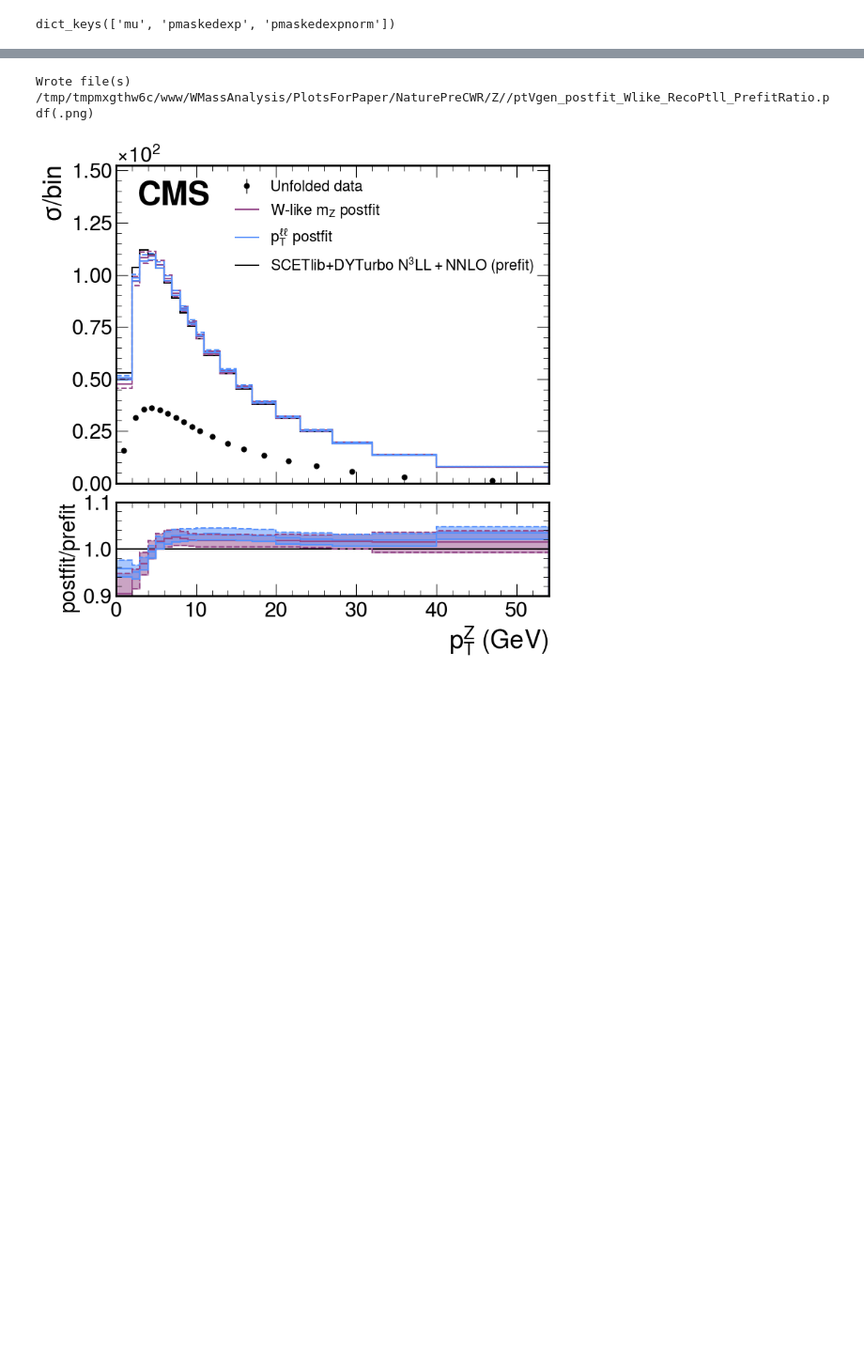
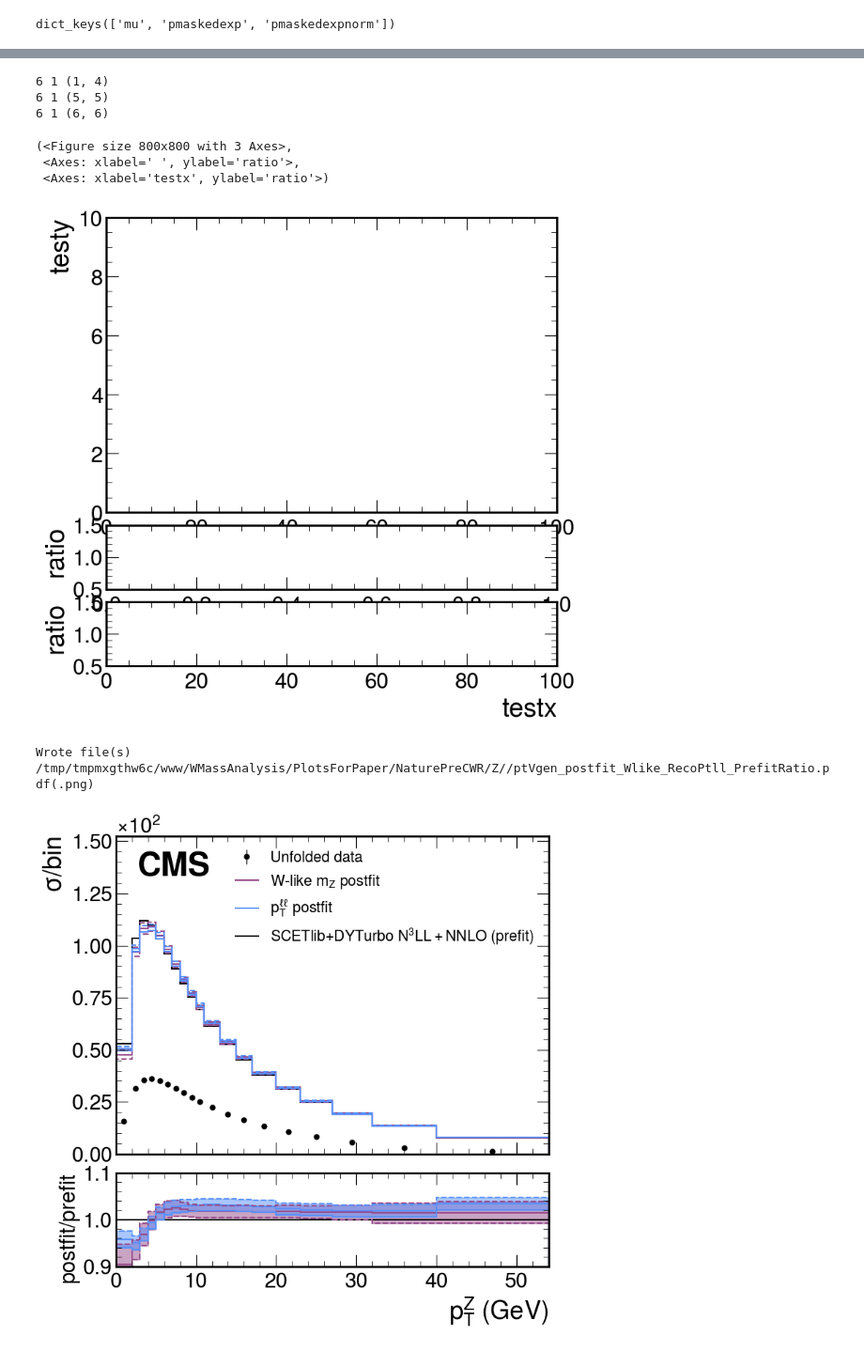
Before and after one commit to rubenforti/WRemnants, a Jupyter notebook: notebooks/unblindedPostfitGen.ipynb, the cells around one changed output, grey strips where cells are left out. Shown: that part at 94% size. Saved outputs shown, nothing was run; the diff lists cells and outputs as text; code cells hidden in the pictures; blank space fills up the shorter version.

```diff
--- a/notebooks/unblindedPostfitGen.ipynb
+++ b/notebooks/unblindedPostfitGen.ipynb
@@ -119,3 +114,21 @@ Wrote file(s) /tmp/tmpvn1x5zfx/www/WMassAnalysis/PlotsForPaper/V2/Z//ptVgen_post
+# %%
+plot_tools.figureWithRatio(
+    hists[0],
+    "testx",
+    "testy",
+    [0,10],
+    "ratio",
+    [0.5, 1.5],
+    subplotsizes=[4,1,1],
+)
+# %% [output]
+6 1 (1, 4)
+6 1 (5, 5)
+6 1 (6, 6)
+(<Figure size 800x800 with 3 Axes>,
+ <Axes: xlabel=' ', ylabel='ratio'>,
+ <Axes: xlabel='testx', ylabel='ratio'>)
+[figure, added]
 # %%
 fig = plot_tools.makePlotWithRatioToRef(
                 hists=[x[:54j] for x in [
```
Also changed, not shown: parts of 8 cells of this notebook, 2 other files.
